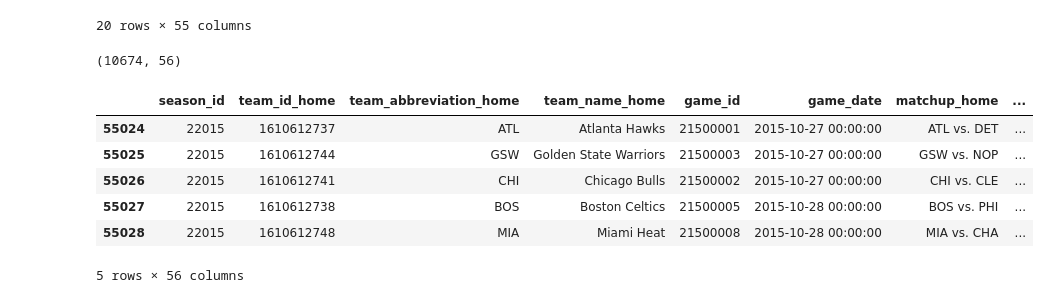
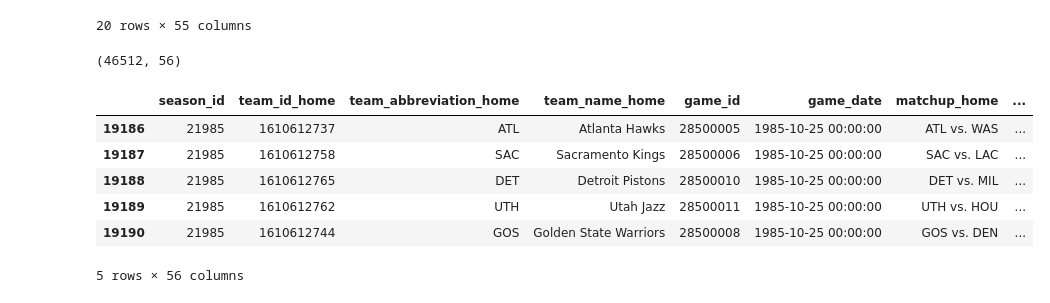
Before and after one commit to VeerJava2021/nba-game-predictor, a Jupyter notebook: nba_game_predictor.ipynb, the cells around one changed output. Saved outputs shown, nothing was run; the diff lists cells and outputs as text; code cells hidden in the pictures.

```diff
--- a/nba_game_predictor.ipynb
+++ b/nba_game_predictor.ipynb
@@ -45,17 +45,17 @@ games.head(20)
 20 rows × 55 columns
 # %%
 games['season_id'] = games['season_id'].astype(str)
-games['season'] = games['season_id'].str[1:].astype(int)  # strips the leading '2'
+games['season'] = games['season_id'].str[1:].astype(int)
 
-recent_games = games[games['season'] >= 2015].copy()
+recent_games = games[games['season'] >= 1985].copy()
 print(recent_games.shape)
 recent_games.head()
 # %% [output]
-(10674, 56)
+(46512, 56)
 |  | season_id | team_id_home | team_abbreviation_home | team_name_home | game_id | game_date | matchup_home | ... |
-| 55024 | 22015 | 1610612737 | ATL | Atlanta Hawks | 21500001 | 2015-10-27 00:00:00 | ATL vs. DET | ... |
-| 55025 | 22015 | 1610612744 | GSW | Golden State Warriors | 21500003 | 2015-10-27 00:00:00 | GSW vs. NOP | ... |
-| 55026 | 22015 | 1610612741 | CHI | Chicago Bulls | 21500002 | 2015-10-27 00:00:00 | CHI vs. CLE | ... |
-| 55027 | 22015 | 1610612738 | BOS | Boston Celtics | 21500005 | 2015-10-28 00:00:00 | BOS vs. PHI | ... |
-| 55028 | 22015 | 1610612748 | MIA | Miami Heat | 21500008 | 2015-10-28 00:00:00 | MIA vs. CHA | ... |
+| 19186 | 21985 | 1610612737 | ATL | Atlanta Hawks | 28500005 | 1985-10-25 00:00:00 | ATL vs. WAS | ... |
+| 19187 | 21985 | 1610612758 | SAC | Sacramento Kings | 28500006 | 1985-10-25 00:00:00 | SAC vs. LAC | ... |
+| 19188 | 21985 | 1610612765 | DET | Detroit Pistons | 28500010 | 1985-10-25 00:00:00 | DET vs. MIL | ... |
+| 19189 | 21985 | 1610612762 | UTH | Utah Jazz | 28500011 | 1985-10-25 00:00:00 | UTH vs. HOU | ... |
+| 19190 | 21985 | 1610612744 | GOS | Golden State Warriors | 28500008 | 1985-10-25 00:00:00 | GOS vs. DEN | ... |
 5 rows × 56 columns
```
Also changed, not shown: parts of 6 cells of this notebook.
